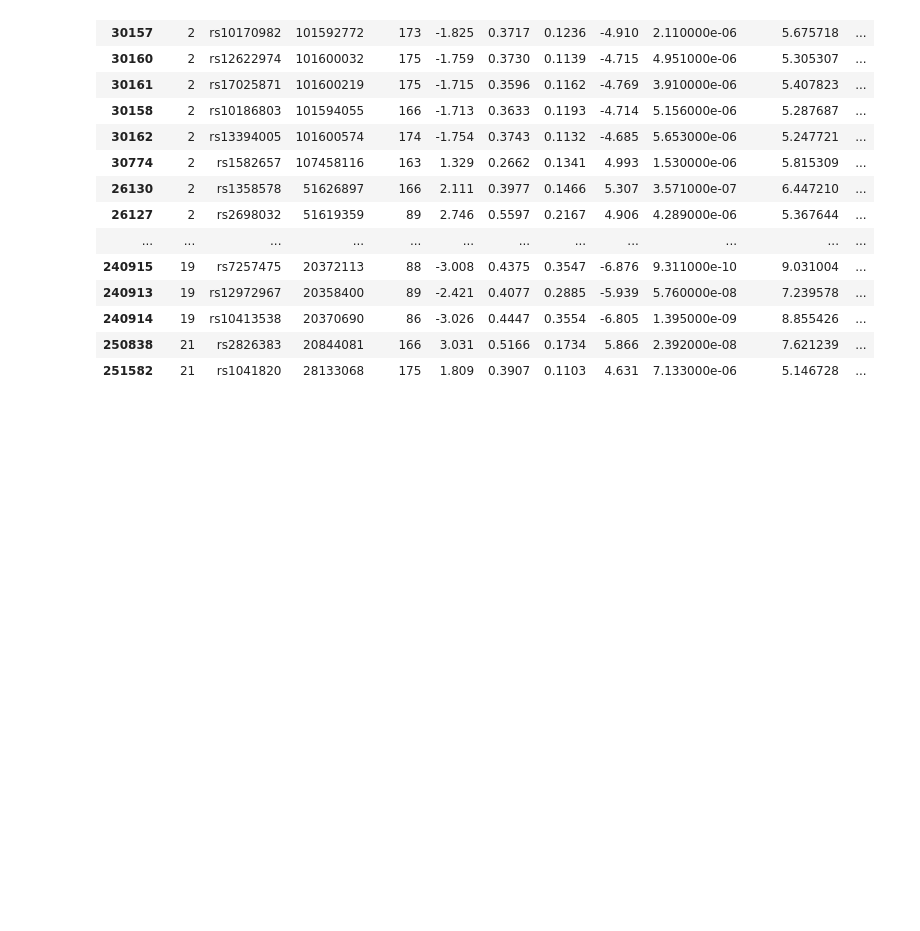
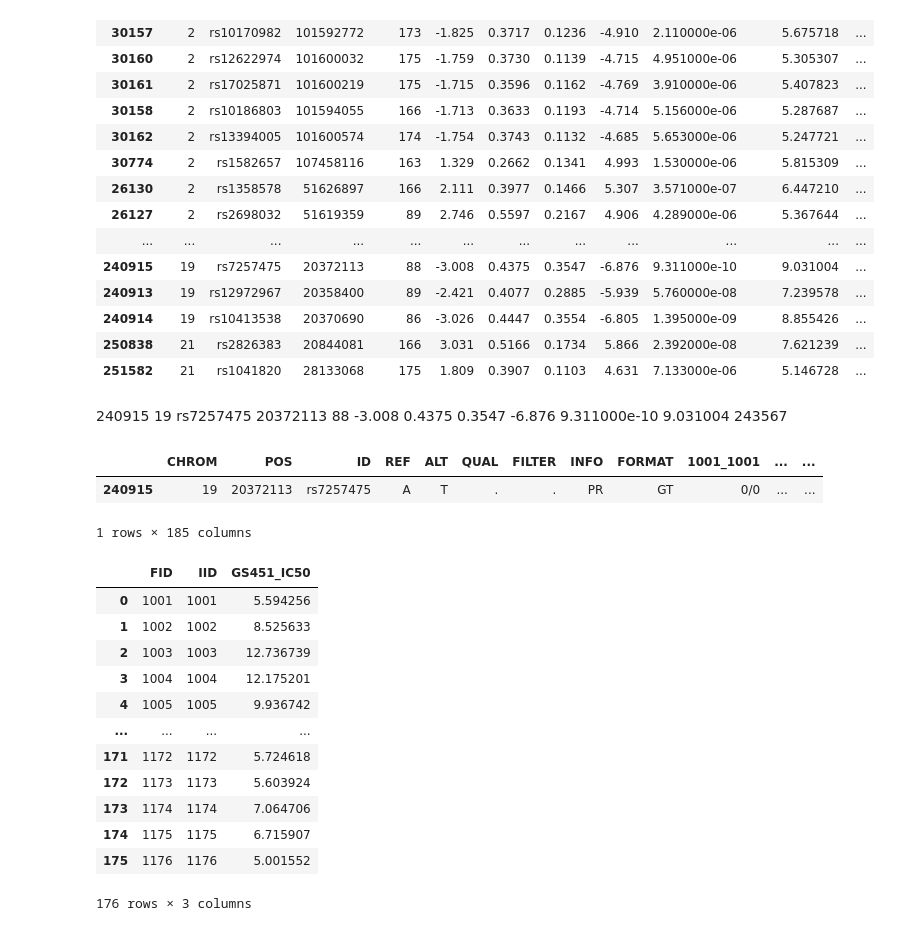
Before and after one commit to Andymao1998/qbb2021-answers, a Jupyter notebook: week3_hw/Week3_hw.ipynb, the cells around one changed output. Cells and saved outputs as stored; diff of their text form; code cells hidden in the pictures; blank space fills up the shorter version.

```diff
--- a/week3_hw/Week3_hw.ipynb
+++ b/week3_hw/Week3_hw.ipynb
@@ -395,3 +283,28 @@ sig_2
 | 240914 | 19 | rs10413538 | 20370690 | 86 | -3.026 | 0.4447 | 0.3554 | -6.805 | 1.395000e-09 | 8.855426 | ... |
 | 250838 | 21 | rs2826383 | 20844081 | 166 | 3.031 | 0.5166 | 0.1734 | 5.866 | 2.392000e-08 | 7.621239 | ... |
 | 251582 | 21 | rs1041820 | 28133068 | 175 | 1.809 | 0.3907 | 0.1103 | 4.631 | 7.133000e-06 | 5.146728 | ... |
+# %% [markdown]
+240915	19	rs7257475	20372113	88	-3.008	0.4375	0.3547	-6.876	9.311000e-10	9.031004	243567
+# %%
+df[df["ID"] == "rs7257475"]
+# %% [output]
+|  | CHROM | POS | ID | REF | ALT | QUAL | FILTER | INFO | FORMAT | 1001_1001 | ... | ... |
+| 240915 | 19 | 20372113 | rs7257475 | A | T | . | . | PR | GT | 0/0 | ... | ... |
+1 rows × 185 columns
+# %%
+GS451_pheno = pd.read_table("GS451_IC50.txt", sep='\s+')
+GS451_pheno
+# %% [output]
+|  | FID | IID | GS451_IC50 |
+| 0 | 1001 | 1001 | 5.594256 |
+| 1 | 1002 | 1002 | 8.525633 |
+| 2 | 1003 | 1003 | 12.736739 |
+| 3 | 1004 | 1004 | 12.175201 |
+| 4 | 1005 | 1005 | 9.936742 |
+| ... | ... | ... | ... |
+| 171 | 1172 | 1172 | 5.724618 |
+| 172 | 1173 | 1173 | 5.603924 |
+| 173 | 1174 | 1174 | 7.064706 |
+| 174 | 1175 | 1175 | 6.715907 |
+| 175 | 1176 | 1176 | 5.001552 |
+176 rows × 3 columns
```
Also changed, not shown: parts of 18 cells of this notebook.
